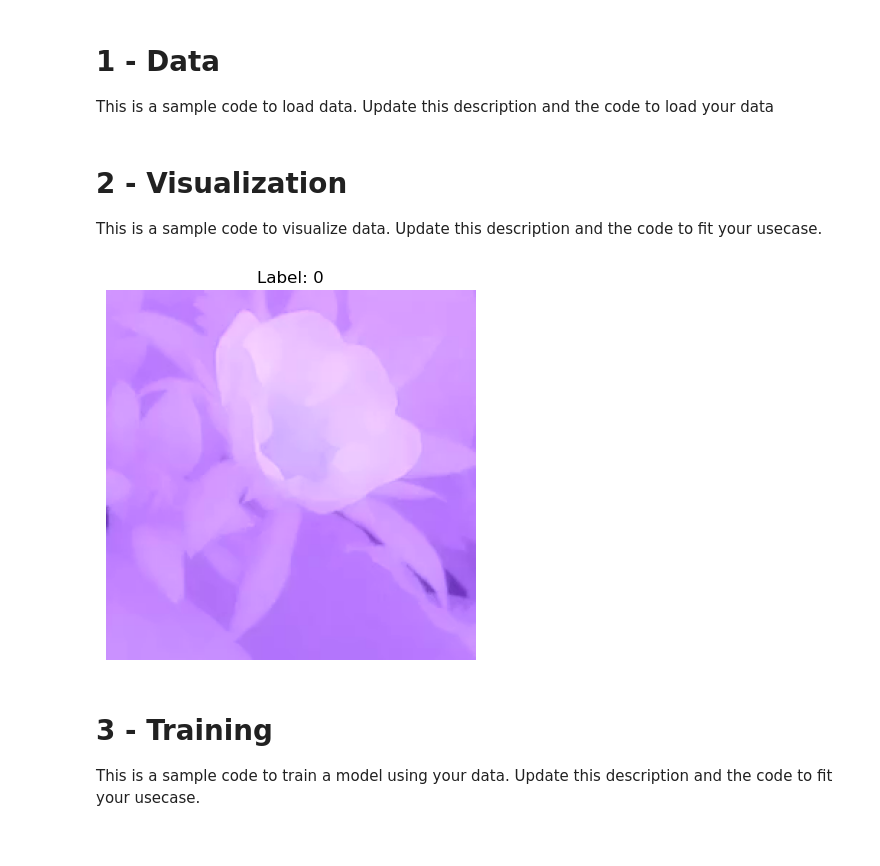
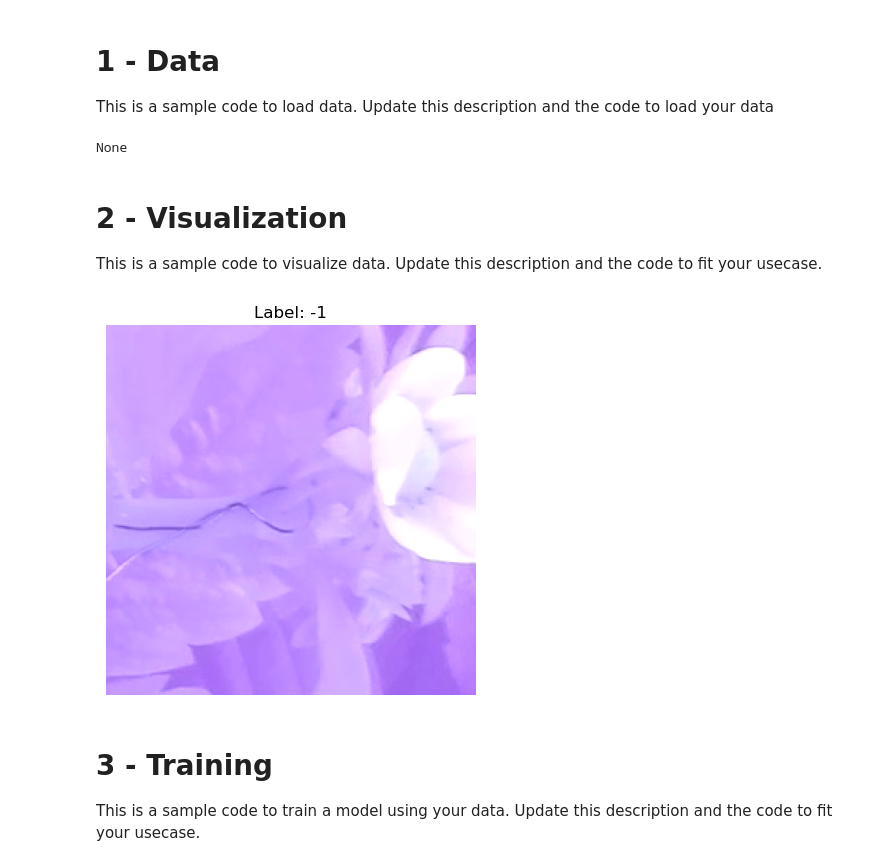
Before and after one commit to Group4-AI-Challenge/pollinator2-Challenge-M1-AI, a Jupyter notebook: Starting_Kit/README.ipynb, the cells around one changed output. Saved outputs shown, nothing was run; the diff lists cells and outputs as text; code cells hidden in the pictures.

```diff
--- a/Starting_Kit/README.ipynb
+++ b/Starting_Kit/README.ipynb
@@ -98,10 +98,9 @@ class Data:
         # TODO: complete this function to load data. You can add more functions if needed
         files = os.listdir(self.data_dir)
         files = [f for f in files if f.endswith('.h5')]
-        self.data = [read_h5(self.data_dir, f) for f in files]
+        file_number = 5 # Example
 
-
-
+        self.data = read_h5(self.data_dir, files[file_number])
 
 
     def get_image(self, index):
@@ -117,6 +116,8 @@ class Data:
 DATA_DIR = "data"
 data = Data(data_dir=DATA_DIR)
 print(data.load_data())
+# %% [output]
+None
 # %% [markdown]
 # 2 - Visualization
 This is a sample code to visualize data. Update this description and the code to fit your usecase.
@@ -138,9 +139,9 @@ class Visualize:
 # %%
 # Example usage
 visualize = Visualize(data=data)
-visualize.plot_data(420)
+visualize.plot_data(80)
 # %% [output]
-[figure, old version]
+[figure, new version]
 # %% [markdown]
 # 3 - Training
 This is a sample code to train a model using your data. Update this description and the code to fit your usecase.
```
